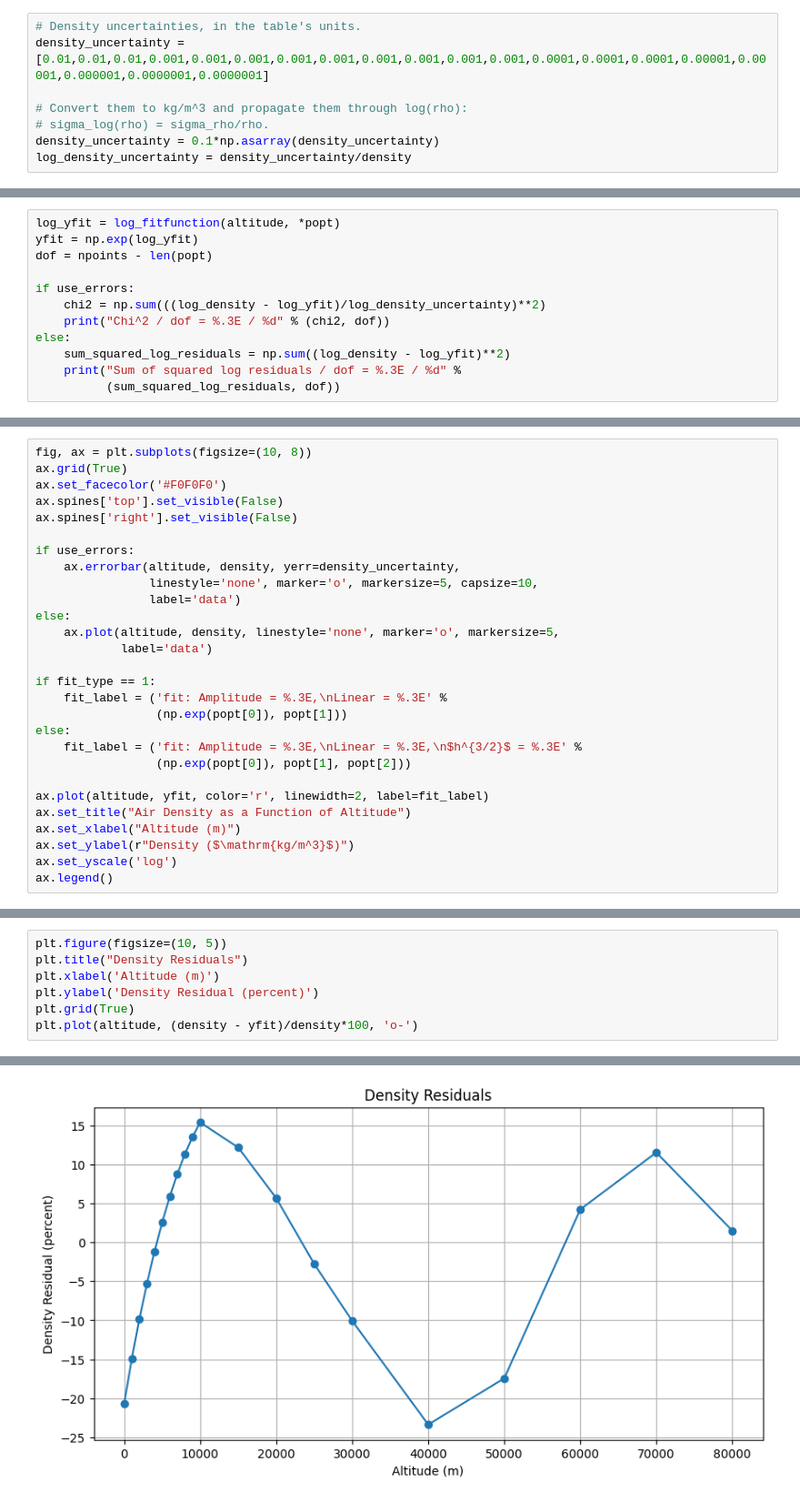
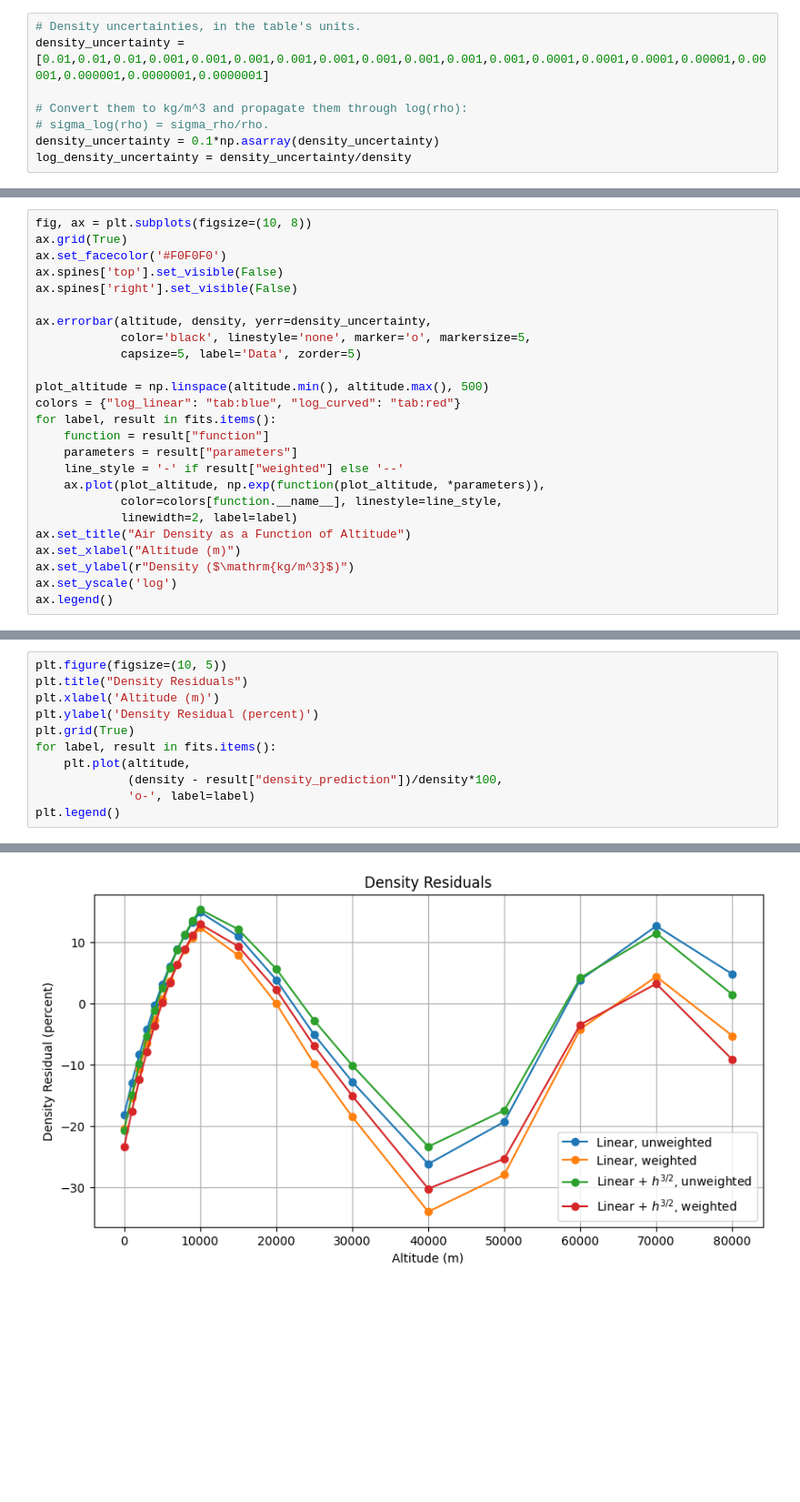
Before and after one commit to brash99/phys441, a Jupyter notebook: JupyterNotebooks/Week1/graph_air_density_log.ipynb, the cells around one changed output, grey strips where cells are left out. Shown at 91% size. Cells and saved outputs as stored; diff of their text form; blank space fills up the shorter version.

```diff
--- a/JupyterNotebooks/Week1/graph_air_density_log.ipynb
+++ b/JupyterNotebooks/Week1/graph_air_density_log.ipynb
@@ -119,12 +100,0 @@ Evaluate goodness of fit in the same log space used for fitting. For a weighted
-# %%
-log_yfit = log_fitfunction(altitude, *popt)
-yfit = np.exp(log_yfit)
-dof = npoints - len(popt)
-
-if use_errors:
-    chi2 = np.sum(((log_density - log_yfit)/log_density_uncertainty)**2)
-    print("Chi^2 / dof = %.3E / %d" % (chi2, dof))
-else:
-    sum_squared_log_residuals = np.sum((log_density - log_yfit)**2)
-    print("Sum of squared log residuals / dof = %.3E / %d" %
-          (sum_squared_log_residuals, dof))
@@ -139,22 +205,19 @@ ax.set_facecolor('#F0F0F0')
 ax.spines['top'].set_visible(False)
 ax.spines['right'].set_visible(False)
 
-if use_errors:
-    ax.errorbar(altitude, density, yerr=density_uncertainty,
-                linestyle='none', marker='o', markersize=5, capsize=10,
-                label='data')
-else:
-    ax.plot(altitude, density, linestyle='none', marker='o', markersize=5,
-            label='data')
+ax.errorbar(altitude, density, yerr=density_uncertainty,
+            color='black', linestyle='none', marker='o', markersize=5,
+            capsize=5, label='Data', zorder=5)
 
-if fit_type == 1:
-    fit_label = ('fit: Amplitude = %.3E,\nLinear = %.3E' %
-                 (np.exp(popt[0]), popt[1]))
-else:
-    fit_label = ('fit: Amplitude = %.3E,\nLinear = %.3E,\n$h^{3/2}$ = %.3E' %
-                 (np.exp(popt[0]), popt[1], popt[2]))
-
-ax.plot(altitude, yfit, color='r', linewidth=2, label=fit_label)
+plot_altitude = np.linspace(altitude.min(), altitude.max(), 500)
+colors = {"log_linear": "tab:blue", "log_curved": "tab:red"}
+for label, result in fits.items():
+    function = result["function"]
+    parameters = result["parameters"]
+    line_style = '-' if result["weighted"] else '--'
+    ax.plot(plot_altitude, np.exp(function(plot_altitude, *parameters)),
+            color=colors[function.__name__], linestyle=line_style,
+            linewidth=2, label=label)
 ax.set_title("Air Density as a Function of Altitude")
 ax.set_xlabel("Altitude (m)")
 ax.set_ylabel(r"Density ($\mathrm{kg/m^3}$)")
@@ -169,5 +232,9 @@ plt.title("Density Residuals")
 plt.xlabel('Altitude (m)')
 plt.ylabel('Density Residual (percent)')
 plt.grid(True)
-plt.plot(altitude, (density - yfit)/density*100, 'o-')
+for label, result in fits.items():
+    plt.plot(altitude,
+             (density - result["density_prediction"])/density*100,
+             'o-', label=label)
+plt.legend()
 # %% [output]
@@ -175,4 +242,4 @@ plt.plot(altitude, (density - yfit)/density*100, 'o-')
-[figure, old version]
+[figure, new version]
 # %%
 plt.figure(figsize=(10, 5))
 plt.title("Log-density Residuals")
```
Also changed, not shown: parts of 26 cells of this notebook, 1 other file.
